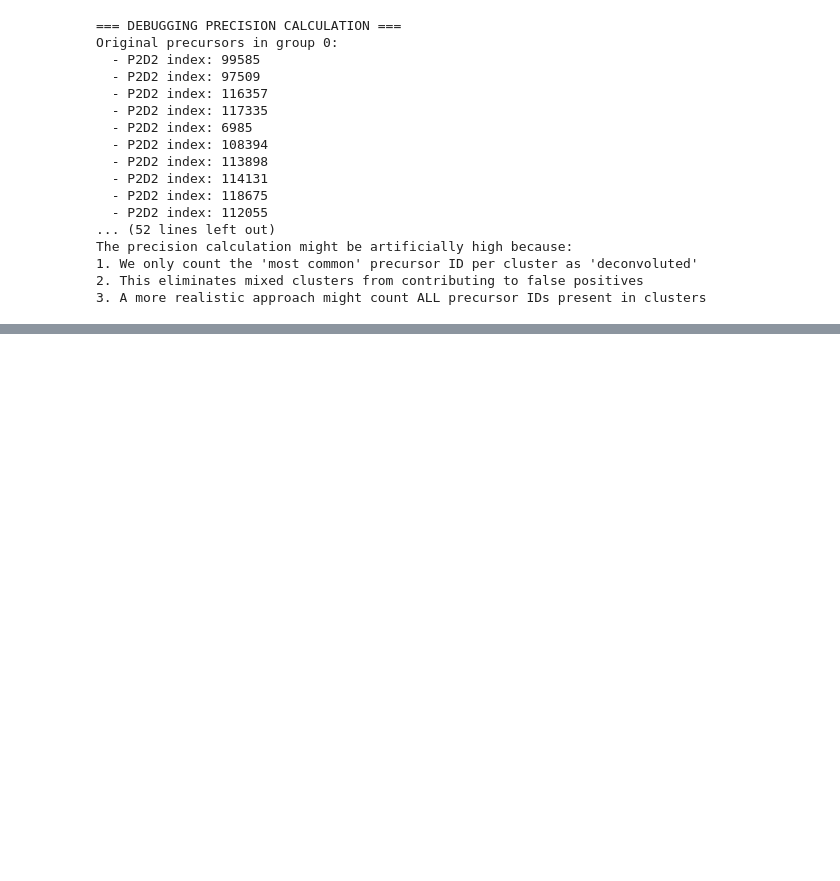
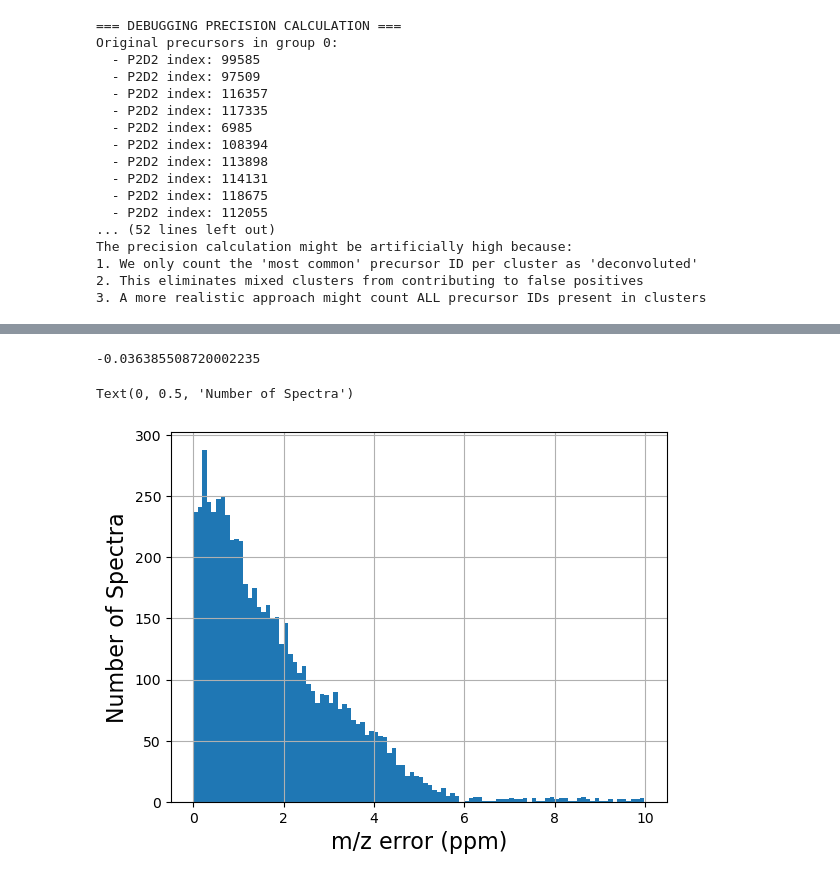
Before and after one commit to biorack/envnet, a Jupyter notebook: notebooks/make_deconvolution_validation_figures.ipynb, the cells around one changed output, grey strips where cells are left out. Drawn from its saved outputs; the diff is of its cells as text; code cells hidden in the pictures; blank space fills up the shorter version.

```diff
--- a/notebooks/make_deconvolution_validation_figures.ipynb
+++ b/notebooks/make_deconvolution_validation_figures.ipynb
@@ -289,0 +374,14 @@ Loaded 22128 ENVnet nodes
+# %%
+(C+2*O)-(C*2+H*4+O)
+# %% [output]
+-0.036385508720002235
+# %%
+fig,ax = plt.subplots()
+idx = df['mz_error'] < 10
+df.loc[idx, 'mz_error'].hist(bins=100, ax=ax)
+ax.set_xlabel('m/z error (ppm)', fontsize=16)
+ax.set_ylabel('Number of Spectra', fontsize=16)
+# ax.set_yscale('log')
+# %% [output]
+Text(0, 0.5, 'Number of Spectra')
+[figure, added]
```
Also changed, not shown: parts of 6 cells of this notebook, 2 other files.
